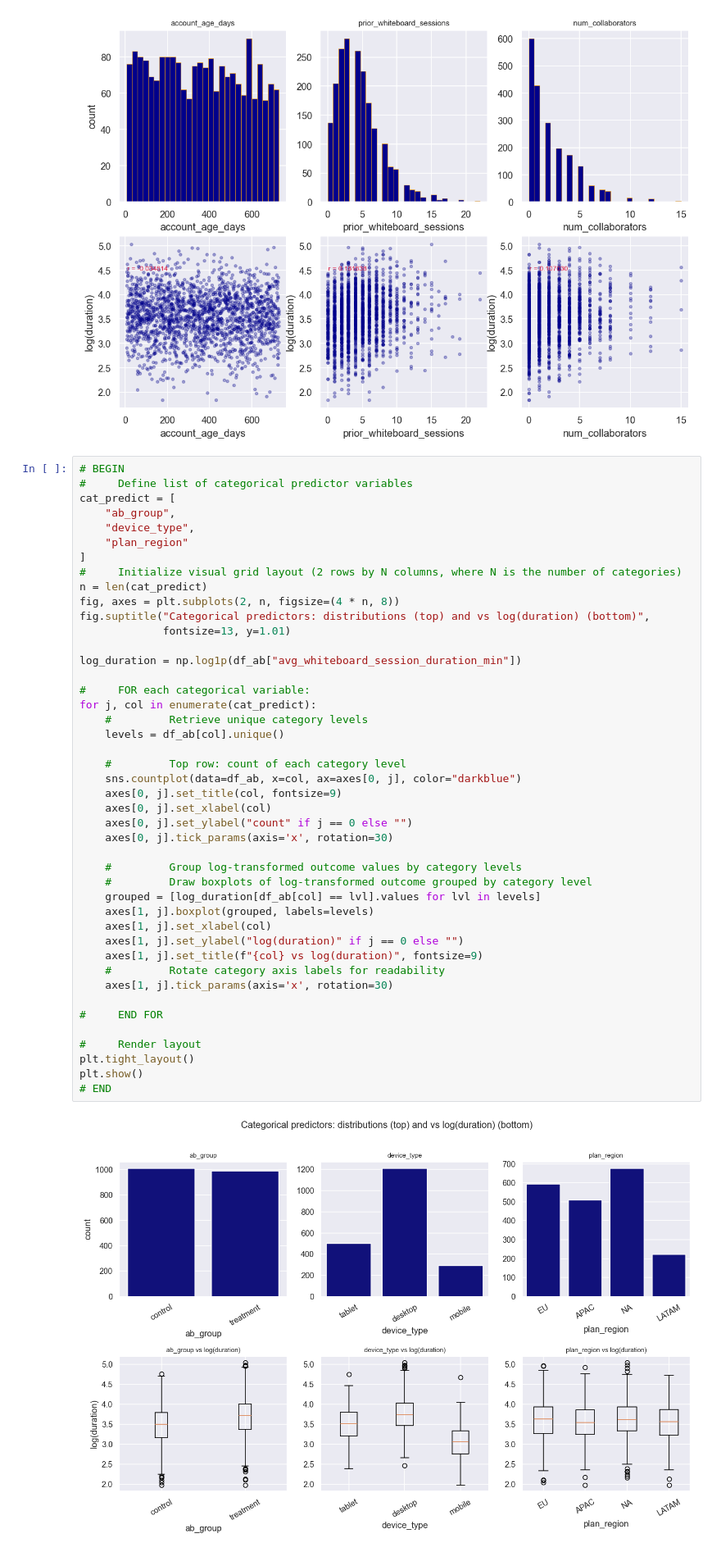
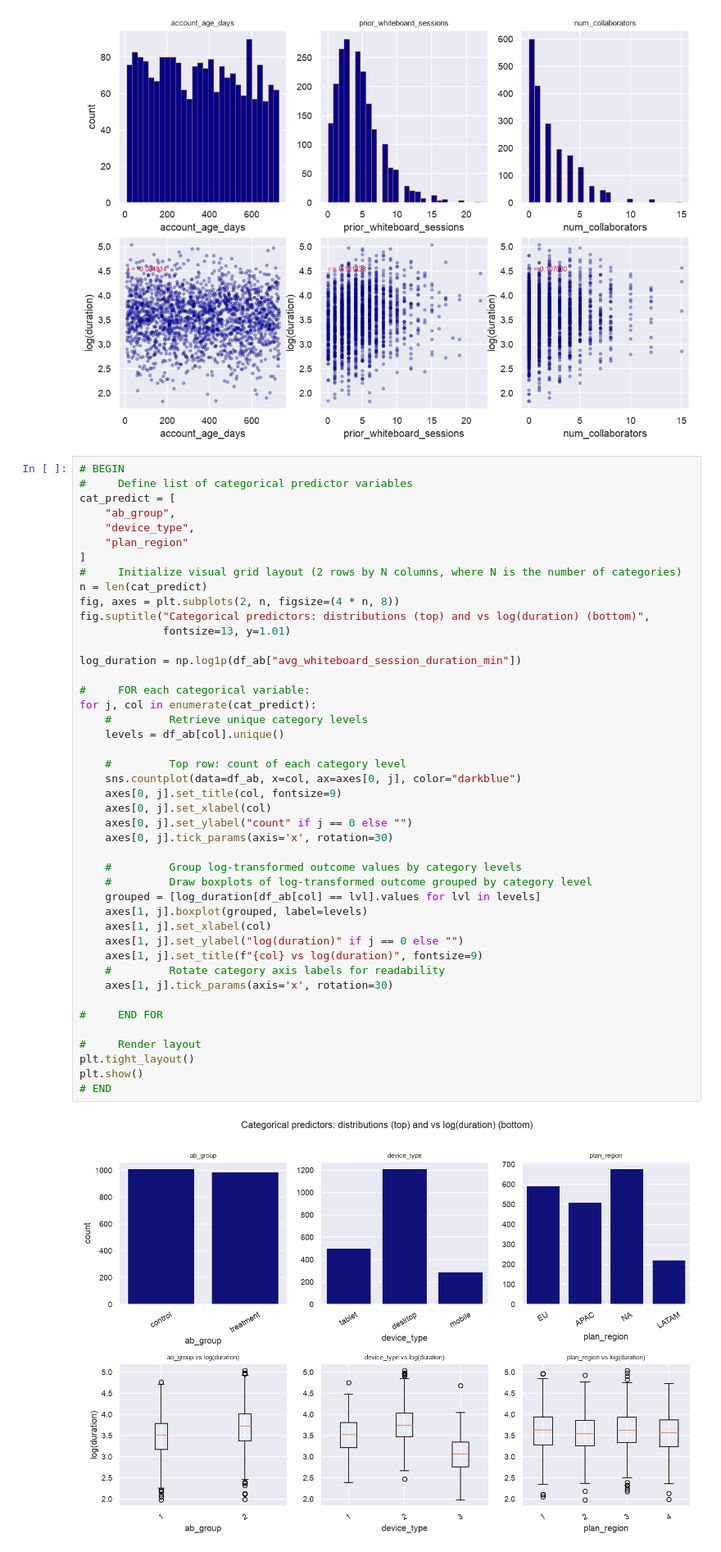
Before and after one commit to timothytzkung/Kung_Tim_Lab_Task, a Jupyter notebook: Assignment_02/IAT461_A2_Scaffold_empty.ipynb, the cells around one changed output. Shown at 82% size. Drawn from its saved outputs; the diff is of its cells as text.

```diff
--- a/Assignment_02/IAT461_A2_Scaffold_empty.ipynb
+++ b/Assignment_02/IAT461_A2_Scaffold_empty.ipynb
@@ -325,35 +323,35 @@ fig.suptitle("Categorical predictors: distributions (top) and vs log(duration) (
 log_duration = np.log1p(df_ab["avg_whiteboard_session_duration_min"])
 
 #     FOR each categorical variable:
 for j, col in enumerate(cat_predict):
     #         Retrieve unique category levels
     levels = df_ab[col].unique()
 
     #         Top row: count of each category level
     sns.countplot(data=df_ab, x=col, ax=axes[0, j], color="darkblue")
     axes[0, j].set_title(col, fontsize=9)
     axes[0, j].set_xlabel(col)
     axes[0, j].set_ylabel("count" if j == 0 else "")
     axes[0, j].tick_params(axis='x', rotation=30)
 
     #         Group log-transformed outcome values by category levels
     #         Draw boxplots of log-transformed outcome grouped by category level
     grouped = [log_duration[df_ab[col] == lvl].values for lvl in levels]
-    axes[1, j].boxplot(grouped, labels=levels)
+    axes[1, j].boxplot(grouped, label=levels)
     axes[1, j].set_xlabel(col)
     axes[1, j].set_ylabel("log(duration)" if j == 0 else "")
     axes[1, j].set_title(f"{col} vs log(duration)", fontsize=9)
     #         Rotate category axis labels for readability
     axes[1, j].tick_params(axis='x', rotation=30)
 
 #     END FOR
 
 #     Render layout
 plt.tight_layout()
 plt.show()
 # END
 # %% [output]
-[figure, old version]
+[figure, new version]
 # %% [markdown]
 **✏️ Your interpretation (A1.3):**
 
```
Also changed, not shown: parts of 30 cells of this notebook, 2 other files.
